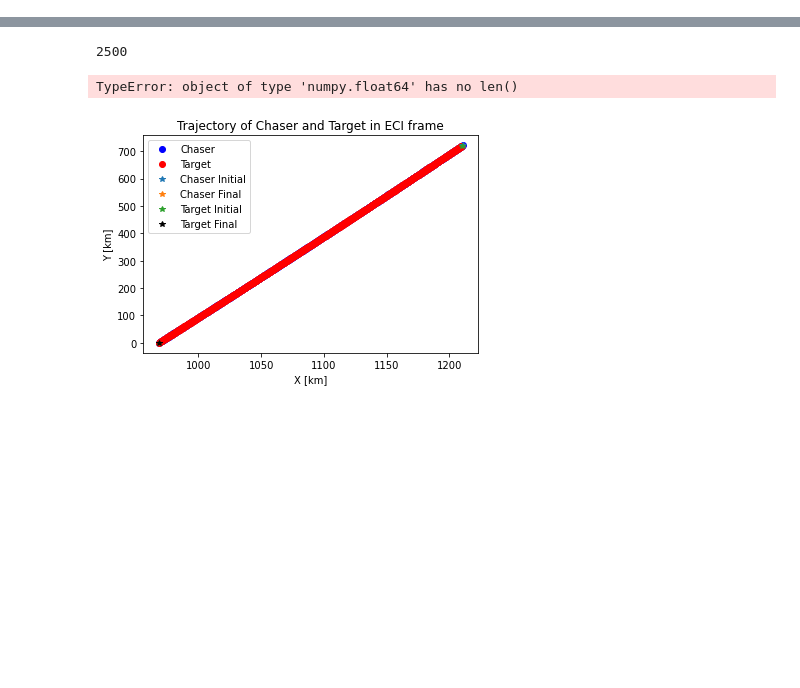
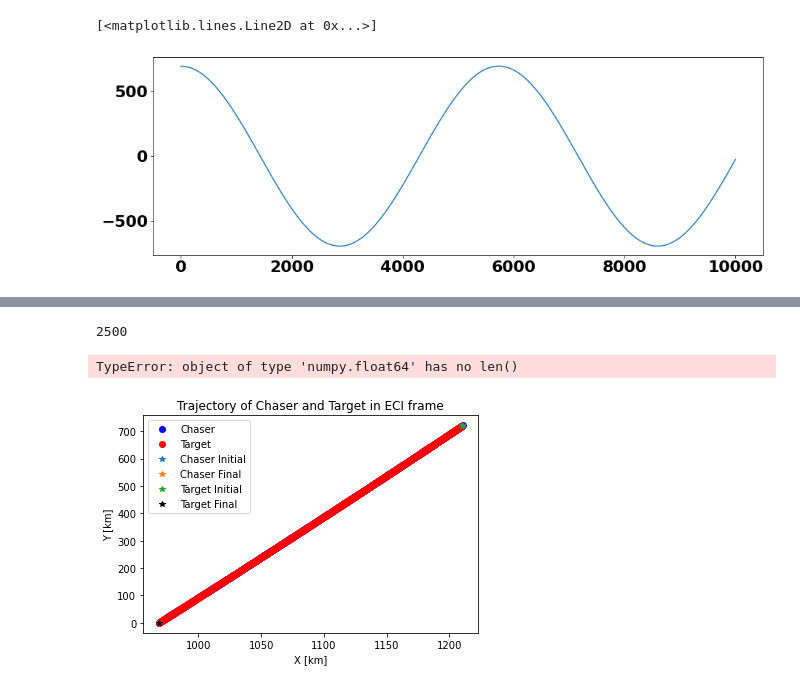
Before and after one commit to mmurraycooper/rpod-control, a Jupyter notebook: src/filtered-control.ipynb, the cells around one changed output, grey strips where cells are left out. Cells and saved outputs as stored; diff of their text form; code cells hidden in the pictures; blank space fills up the shorter version.

Commit message:
updated parameters to ensure estimation is working

```diff
--- a/src/filtered-control.ipynb
+++ b/src/filtered-control.ipynb
@@ -483,7 +487,6 @@ print(timesteps)
 for k in range(timesteps):
     print('---timestep: ', k)
 
-
     # compute chaser relative state in target RTN
     rv_chaser_eci = x[0:6]
     r_target_rtn = x[6:9]
@@ -491,6 +494,16 @@ for k in range(timesteps):
     rv_target_eci = rv_chaser_eci + rv_rtn_to_eci(rv_chaser_eci, r_target_rtn, v_target_rtn)
     rtn_pos, rtn_vel = rv_eci_to_rtn(rv_target_eci, rv_chaser_eci - rv_target_eci)
     chaser_RTN = np.hstack((rtn_pos, rtn_vel))
+
+    rv_target_eci = np.array([sc_target.px, sc_target.py, sc_target.pz, sc_target.vx, sc_target.vy, sc_target.vz])
+    rv_sc1_eci = np.array([sc1.px, sc1.py, sc1.pz, sc1.vx, sc1.vy, sc1.vz])
+    rtn_pos, rtn_vel = rv_eci_to_rtn(rv_target_eci, rv_chaser_eci - rv_target_eci)
+    chaser_RTN_true = np.hstack((rtn_pos, rtn_vel))
+    print('######')
+    print(chaser_RTN)
+    print(chaser_RTN_true)
+    print('######')
+
 
     # Record states
     x_history[:,k] = x
@@ -507,8 +520,9 @@ for k in range(timesteps):
 
     # Use MPC to compute the optimal control input
     # MPC begins at previous state (takes in RTN) and attempts to reach origin in RTN frame
+
     x_mpc, u_mpc = do_MPC(dt, sc1.n, sc1.mass, chaser_RTN, np.zeros(6), N, Q_cost, R_cost, P_cost, max_iters, eps)
-    chaser_MPC_history[k, :, :] = x_mpc[2:, :]
+    #chaser_MPC_history[k, :, :] = x_mpc[2:, :]
 
     # Convert the MPC output to ECI
     eci_2_hill = get_hill_frame(target_eci_k[0:3], target_eci_k[3:6])
@@ -533,7 +547,12 @@ for k in range(timesteps):
 
     #x = A @ x # Add the linearized control mapping here?
     ###
+    print('Pre')
+    print(1000*x[6:])
     x = update_state(x,u_ECI/sc1.mass,dt)
+    print('Post')
+    print(1000*x[6:])
+
     ###
 
     P = A @ P @ np.transpose(A) + Q
@@ -557,9 +576,11 @@ for k in range(timesteps):
             C = compute_C( y, pos_sc1, pos_gps)
             C = np.block([C, Z])
             CT = np.transpose(C)
+
             K = P @ CT / ((C @ P @ CT) + R)
             x = x + np.squeeze(K * (y-yc))
             P = P - (np.outer(K,C) @ P)
+
 
             # Observed and computed Doppler measurement
             vel_sc1 = np.array([sc1.vx, sc1.vy, sc1.vz])
@@ -574,11 +595,14 @@ for k in range(timesteps):
             Cdot = compute_Cdot( x[0:3], pos_gps, x[3:6], vel_gps )
             Cdot = np.block([Cdot, Z])
             CdotT = np.transpose(Cdot)
+
             K = P @ CdotT / ((Cdot @ P @ CdotT) + Rdot)
             x = x + np.squeeze(K * (ydot-ycdot))
             P = P - (np.outer(K,Cdot) @ P)
 
 
+    print('Update 1')
+    print(1000*x[6:])
    # Compute Jacobian and Kalman gain for relative position update
     rv_target_eci = np.array([sc_target.px, sc_target.py, sc_target.pz, sc_target.vx, sc_target.vy, sc_target.vz])
     rv_sc1_eci = np.array([sc1.px, sc1.py, sc1.pz, sc1.vx, sc1.vy, sc1.vz])
@@ -592,7 +616,6 @@ for k in range(timesteps):
     K = P @ CT @ np.linalg.inv((C @ P @ CT) + R_bearing) #replace this with solve
     x = x + np.squeeze(K @ (y-yc))
     P = P - (K@ C @ P)
-
     ##################
 
     # Check error between target and chaser aka how far chaser is from origin in RTN frame
@@ -646 +666,8 @@ Position at min error:  [ 1.32807437e-03 -1.07469819e-02  4.32901910e-13]
+# %%
+timeAxis = np.linspace( 0, duration, timesteps)
+stdev = np.sqrt(P_history)
+
+plt.rcParams['figure.figsize'] = [15, 5]
+font = {'weight' : 'bold',
+        'size'   : 22}
 # %%
@@ -658,0 +684,6 @@ axb.grid()
+# %%
+figb, axb = plt.subplots()
+axb.plot(timeAxis[:], xt_history[6,:])
+# %% [output]
+[<matplotlib.lines.Line2D at 0x...>]
+[figure, added]
```
Also changed, not shown: parts of 7 cells of this notebook.
